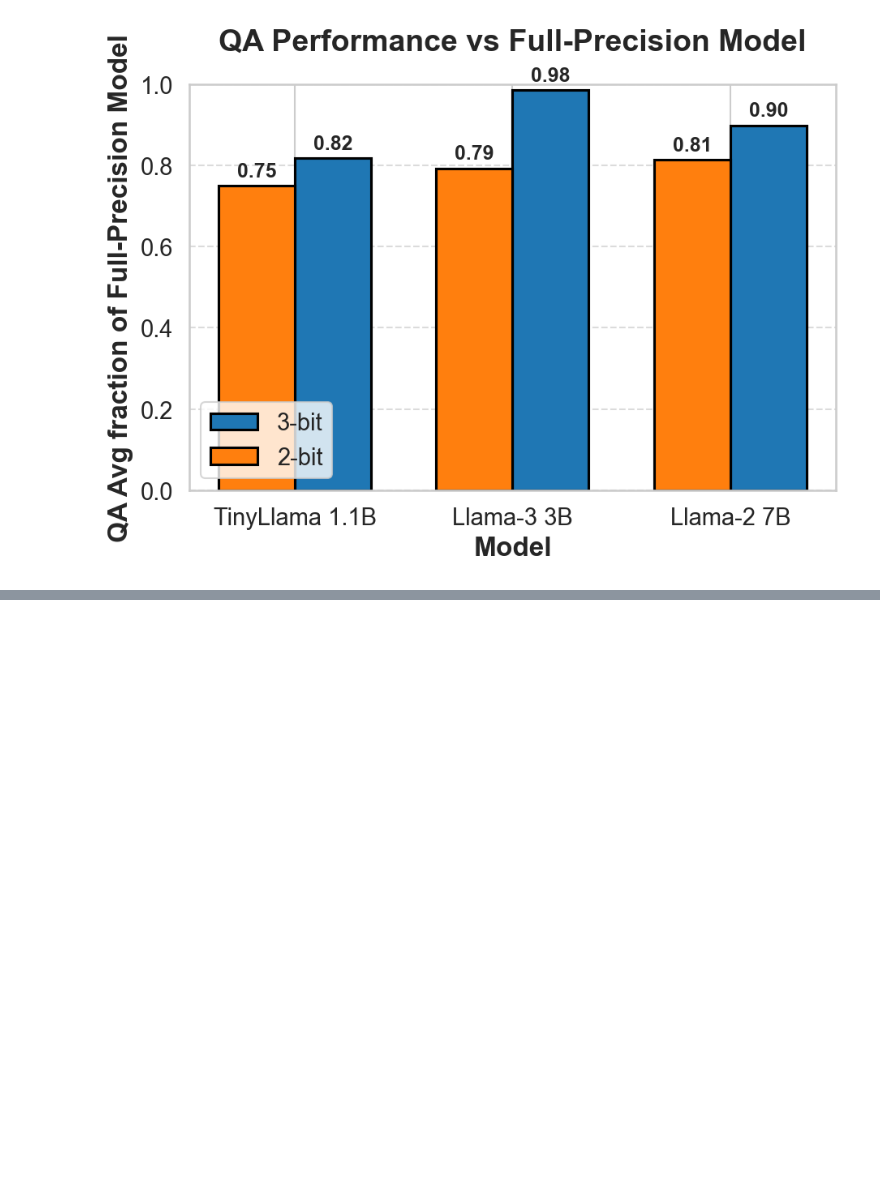
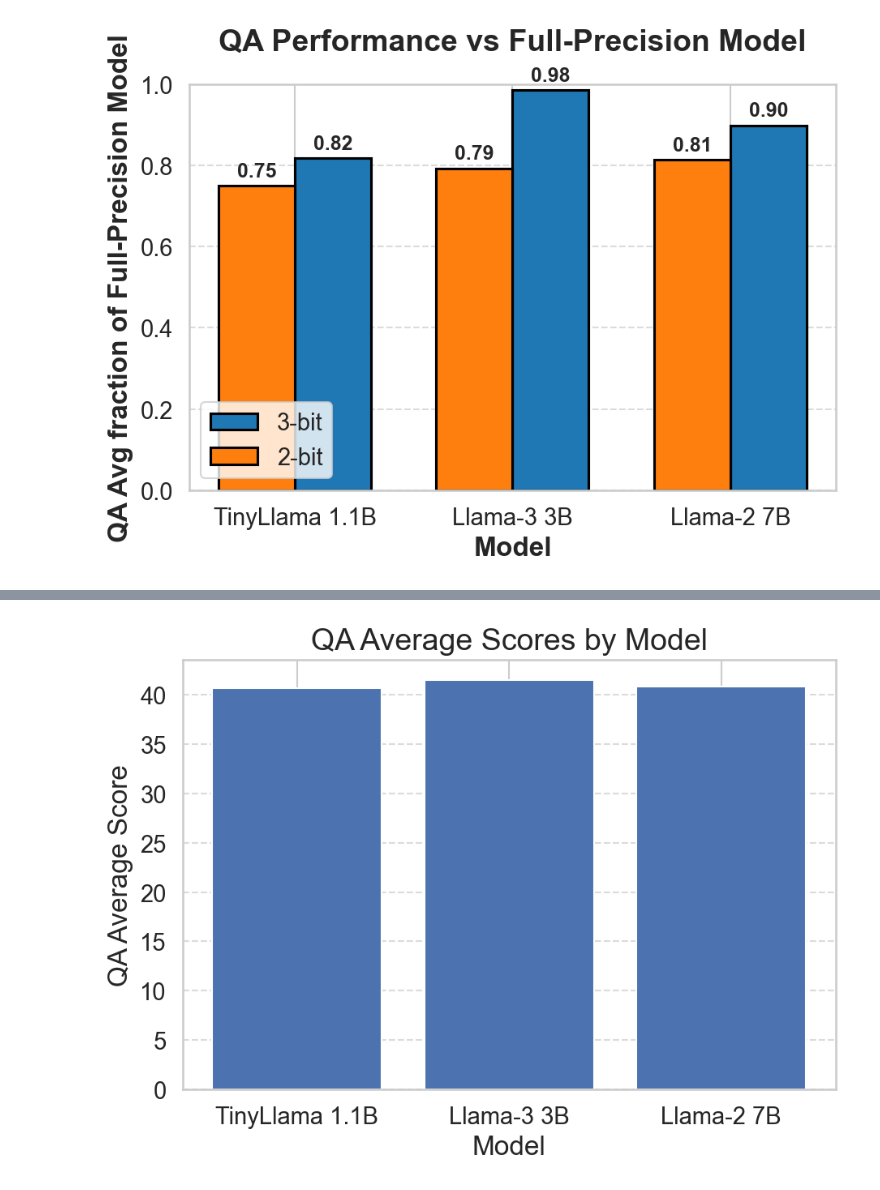
Before and after one commit to BrownianNotion/BitDistiller, a Jupyter notebook: visualizations/results_graphs.ipynb, the cells around one changed output, grey strips where cells are left out. Drawn from its saved outputs; the diff is of its cells as text; code cells hidden in the pictures; blank space fills up the shorter version.

```diff
--- a/visualizations/results_graphs.ipynb
+++ b/visualizations/results_graphs.ipynb
@@ -267,3 +267,20 @@ plt.savefig('qa_avg_2bit_3bit_comparison.pdf', format='pdf', dpi=150, bbox_inche
 plt.show()
 # %% [output]
 [figure]
+# %%
+names = list(fp_qas.keys())
+names = names[::-1]
+names
+
+PPLs = [23.76, 17.11, 16.73]
+QA_avg = [40.71, 41.54, 40.83]
+
+data_ablate_df = pd.DataFrame(
+    {
+        "Model": names,
+        "PPL": PPLs,
+        "QA Avg": QA_avg
+    }
+)
+
+print(data_ablate_df.to_latex())
@@ -269,0 +297,13 @@ plt.show()
+# %%
+plt.figure()
+plt.bar(data_ablate_df['Model'], data_ablate_df['QA Avg'])
+plt.xlabel('Model')
+plt.ylabel('QA Average Score')
+plt.title('QA Average Scores by Model')
+plt.grid(axis='y', linestyle='--', alpha=0.7)
+
+# Display the plot
+plt.tight_layout()
+plt.show()
+# %% [output]
+[figure, added]
```
Also changed, not shown: parts of 8 cells of this notebook, 1 other file.
